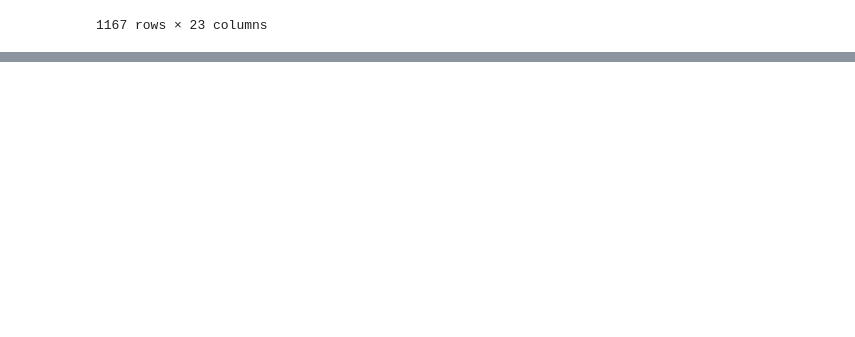
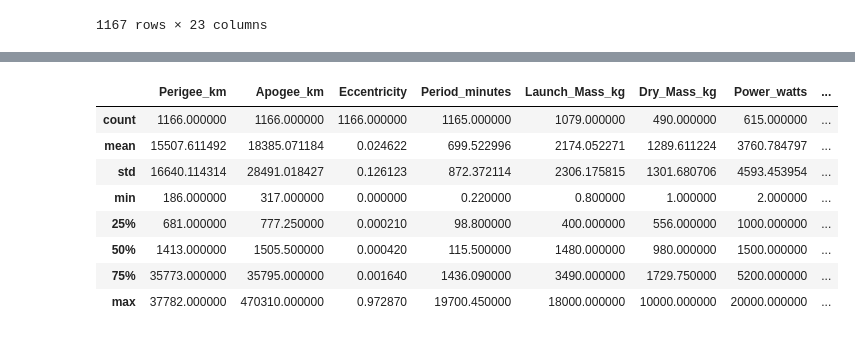
Before and after one commit to Umair-230104/BI-MiniProjects, a Jupyter notebook: Satelite.ipynb, the cells around one changed output, grey strips where cells are left out. Saved outputs shown, nothing was run; the diff lists cells and outputs as text; code cells hidden in the pictures; blank space fills up the shorter version.

```diff
--- a/Satelite.ipynb
+++ b/Satelite.ipynb
@@ -22,0 +67,12 @@ df
+# %%
+df.describe()
+# %% [output]
+|  | Perigee_km | Apogee_km | Eccentricity | Period_minutes | Launch_Mass_kg | Dry_Mass_kg | Power_watts | ... |
+| count | 1166.000000 | 1166.000000 | 1166.000000 | 1165.000000 | 1079.000000 | 490.000000 | 615.000000 | ... |
+| mean | 15507.611492 | 18385.071184 | 0.024622 | 699.522996 | 2174.052271 | 1289.611224 | 3760.784797 | ... |
+| std | 16640.114314 | 28491.018427 | 0.126123 | 872.372114 | 2306.175815 | 1301.680706 | 4593.453954 | ... |
+| min | 186.000000 | 317.000000 | 0.000000 | 0.220000 | 0.800000 | 1.000000 | 2.000000 | ... |
+| 25% | 681.000000 | 777.250000 | 0.000210 | 98.800000 | 400.000000 | 556.000000 | 1000.000000 | ... |
+| 50% | 1413.000000 | 1505.500000 | 0.000420 | 115.500000 | 1480.000000 | 980.000000 | 1500.000000 | ... |
+| 75% | 35773.000000 | 35795.000000 | 0.001640 | 1436.090000 | 3490.000000 | 1729.750000 | 5200.000000 | ... |
+| max | 37782.000000 | 470310.000000 | 0.972870 | 19700.450000 | 18000.000000 | 10000.000000 | 20000.000000 | ... |
```
Also changed, not shown: parts of 7 cells of this notebook.
